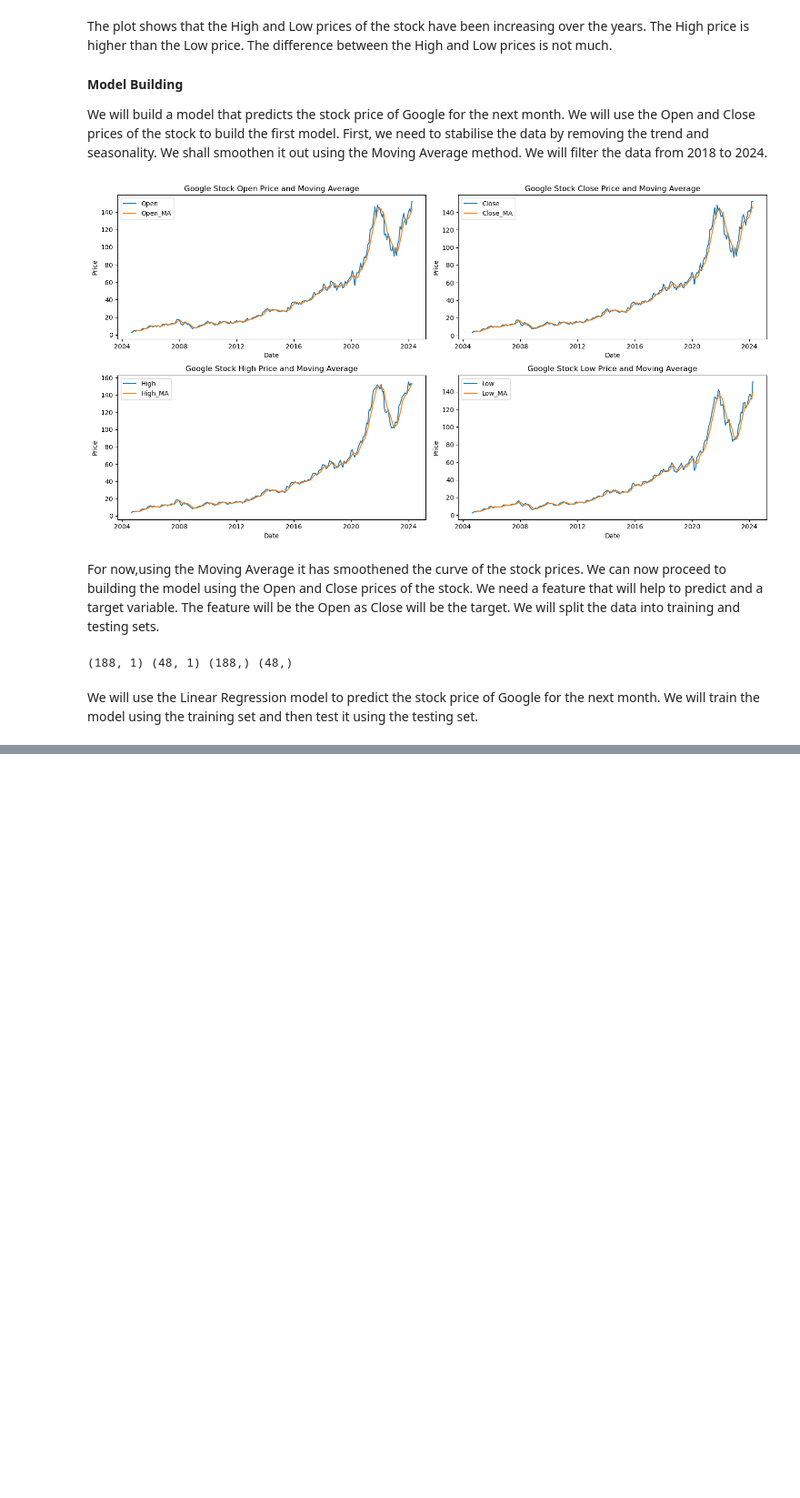
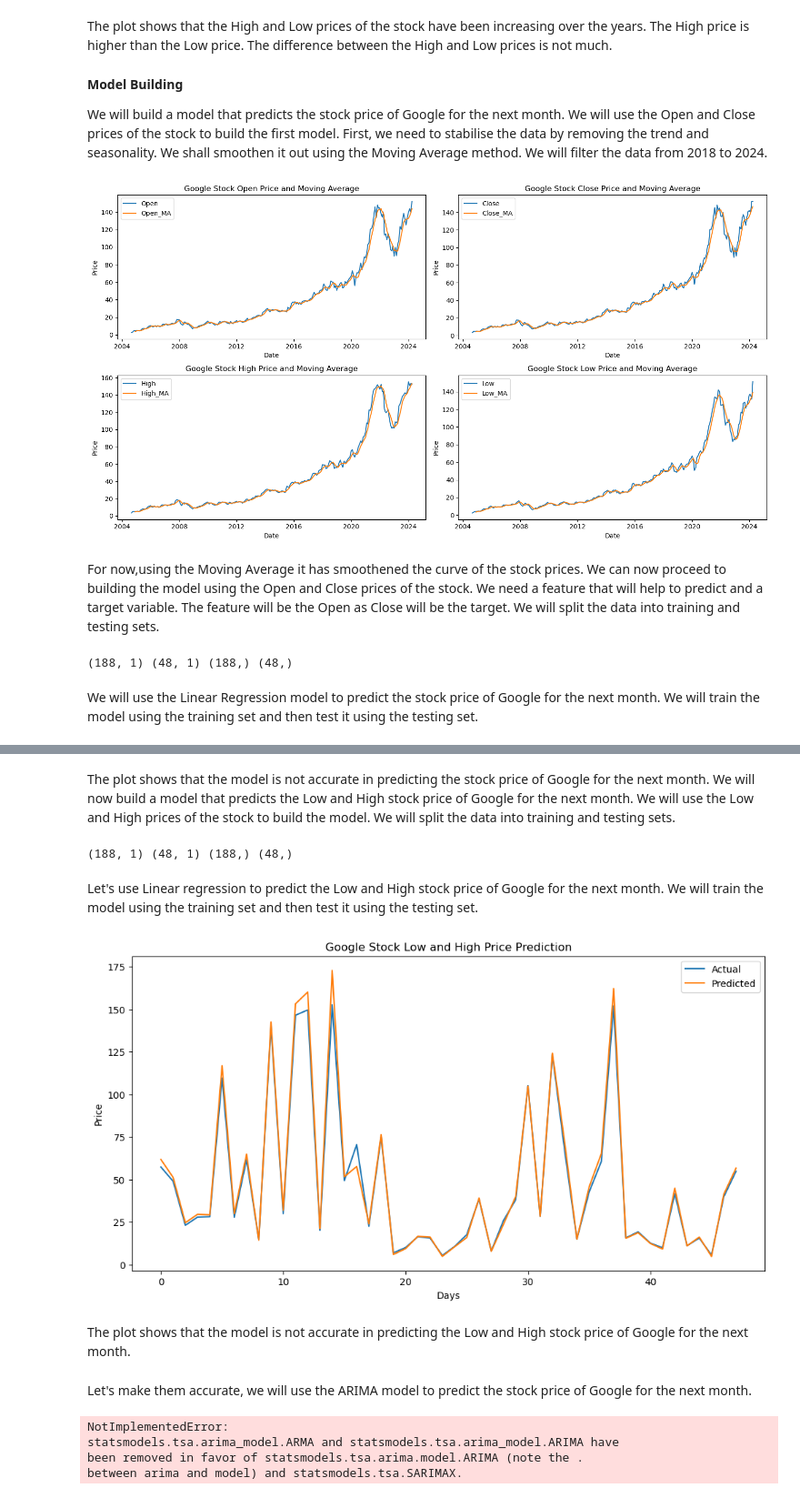
Before and after one commit to Billy272/Mastering-Data, a Jupyter notebook: Google/Google_Monthly_Stock.ipynb, the cells around one changed output, grey strips where cells are left out. Shown: that part at 91% size. Saved outputs shown, nothing was run; the diff lists cells and outputs as text; code cells hidden in the pictures; blank space fills up the shorter version.

```diff
--- a/Google/Google_Monthly_Stock.ipynb
+++ b/Google/Google_Monthly_Stock.ipynb
@@ -184,0 +185,53 @@ plt.show()
+# %% [markdown]
+The plot shows that the model is not accurate in predicting the stock price of Google for the next month. We will
+now build a model that predicts the Low and High stock price of Google for the next month. We will use the Low and
+High prices of the stock to build the model. We will split the data into training and testing sets.
+# %%
+X = data['Low'].values
+y = data['High'].values
+
+X_train, X_test, y_train, y_test = train_test_split(X, y, test_size=0.2, random_state=0)
+
+X_train = X_train.reshape(-1, 1)
+X_test = X_test.reshape(-1, 1)
+
+print(X_train.shape, X_test.shape, y_train.shape, y_test.shape)
+# %% [output]
+(188, 1) (48, 1) (188,) (48,)
+# %% [markdown]
+Let's use Linear regression to predict the Low and High stock price of Google for the next month. We will train the
+model using the training set and then test it using the testing set.
+# %%
+model = LinearRegression()
+model.fit(X_train, y_train)
+
+y_pred = model.predict(X_test)
+
+plt.figure(figsize=(12, 6))
+plt.plot(y_test, label='Actual')
+plt.plot(y_pred, label='Predicted')
+plt.title('Google Stock Low and High Price Prediction')
+plt.xlabel('Days')
+plt.ylabel('Price')
+plt.legend()
+plt.show()
+# %% [output]
+[figure, added]
+# %% [markdown]
+The plot shows that the model is not accurate in predicting the Low and High stock price of Google for the next month.
+# %% [markdown]
+Let's make them accurate, we will use the ARIMA model to predict the stock price of Google for the next month.
+# %%
+from statsmodels.tsa.arima_model import (ARIMA)
+
+model = ARIMA(data['Close'], order=(5, 1, 0))
+model_fit = model.fit(disp=0)
+
+forecast = model_fit.forecast(steps=12)[0]
+
+plt.figure(figsize=(12, 6))
+# %% [output]
+NotImplementedError:
+statsmodels.tsa.arima_model.ARMA and statsmodels.tsa.arima_model.ARIMA have
+been removed in favor of statsmodels.tsa.arima.model.ARIMA (note the .
+between arima and model) and statsmodels.tsa.SARIMAX.
```
Also changed, not shown: parts of 2 cells of this notebook.
